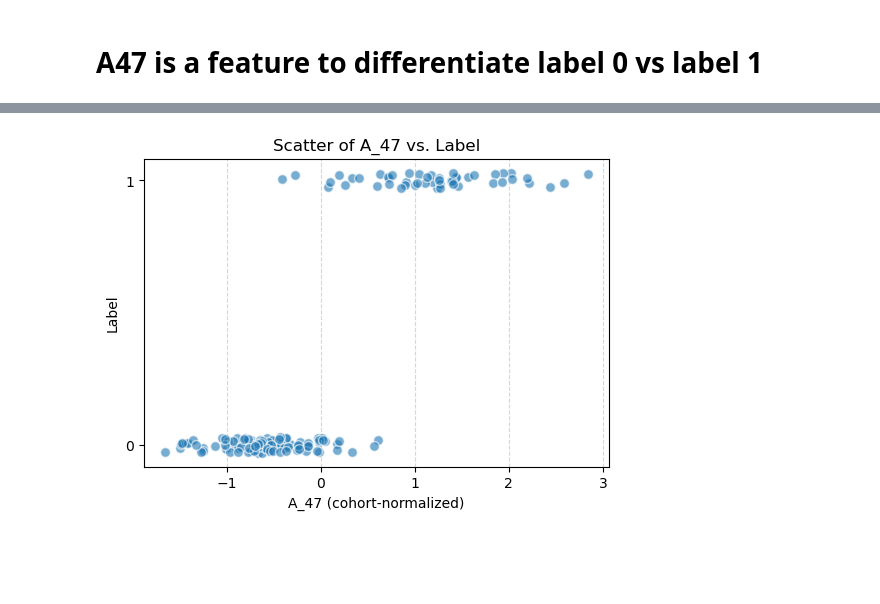
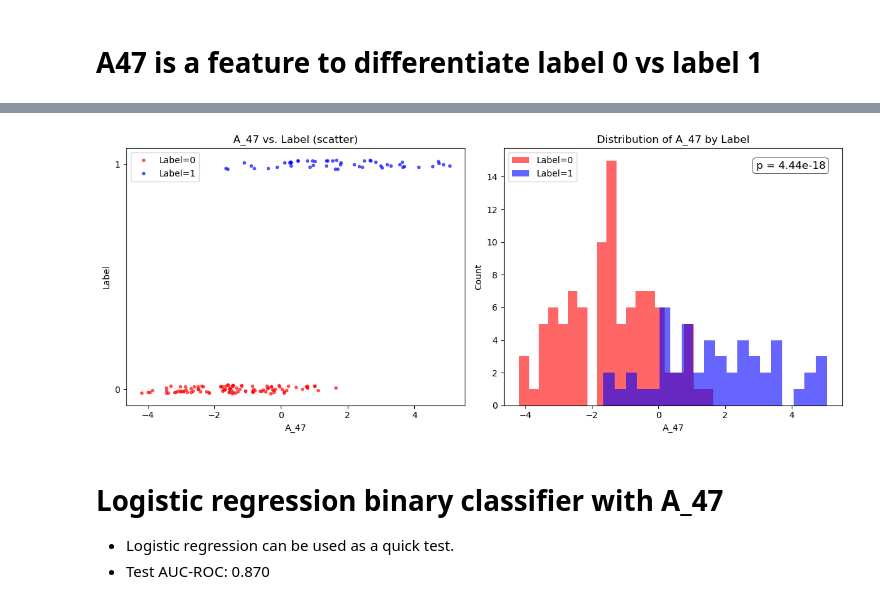
Before and after one commit to jmsung/bio-ml, a Jupyter notebook: methylation_biomarker/notebooks/methylation.ipynb, the cells around one changed output, grey strips where cells are left out. Cells and saved outputs as stored; diff of their text form; code cells hidden in the pictures; blank space fills up the shorter version.

```diff
--- a/methylation_biomarker/notebooks/methylation.ipynb
+++ b/methylation_biomarker/notebooks/methylation.ipynb
@@ -495,27 +153,0 @@ Top B-feature: B_5 coef= 0.6029317758099714
-# %%
-import matplotlib.pyplot as plt
-
-top_feats = {
-    'LogisticRegression': {'A': 'A_47', 'B': 'B_5'}
-}
-
-for model, feats in top_feats.items():
-    for group, feat in feats.items():
-        # 1) Overlaid histograms
-        plt.figure(figsize=(6,4))
-        plt.hist(df.loc[df.Label==0, feat], bins=20, alpha=0.6, label='Label=0')
-        plt.hist(df.loc[df.Label==1, feat], bins=20, alpha=0.6, label='Label=1')
-        plt.title(f'{model}: Histogram of {feat} by Label')
-        plt.xlabel(feat)
-        plt.ylabel('Count')
-        plt.legend()
-        plt.show()
-
-        # 2) Side-by-side boxplot
-        data0 = df.loc[df.Label==0, feat]
-        data1 = df.loc[df.Label==1, feat]
-        fig, ax = plt.subplots(figsize=(4,4))
-        ax.boxplot([data0, data1], labels=['0','1'])
-        ax.set_title(f'{model}: Boxplot of {feat} by Label')
-        ax.set_ylabel(feat)
-        plt.show()
@@ -705,22 +154,2 @@ Test AUC-ROC: 0.98
-# %%
-import numpy as np
-import matplotlib.pyplot as plt
-
-# 1) Extract x and y
-x = df_scaled['A_47']
-y = df_scaled['Label']
-
-# 2) Add a bit of jitter on y so 0’s and 1’s don’t fully overlap
-y_jitter = y + np.random.uniform(-0.03, 0.03, size=len(y))
-
-# 3) Scatter plot
-plt.figure(figsize=(6,4))
-plt.scatter(x, y_jitter, alpha=0.6, edgecolor='w', s=50)
-plt.yticks([0,1])
-plt.xlabel('A_47 (cohort-normalized)')
-plt.ylabel('Label')
-plt.title('Scatter of A_47 vs. Label')
-plt.grid(axis='x', linestyle='--', alpha=0.5)
-plt.show()
-# %% [output]
-[figure, removed]
+# %%
+select_feature = 'A_47'
@@ -726,0 +211,8 @@ plt.show()
+# %%
+fig, (ax1, ax2) = plot_feature_vs_label(df, select_feature)
+# %% [output]
+[figure, added]
+# %% [markdown]
+# Logistic regression binary classifier with A_47
+* Logistic regression can be used as a quick test.
+* Test AUC-ROC: 0.870
```
Also changed, not shown: parts of 42 cells of this notebook.
